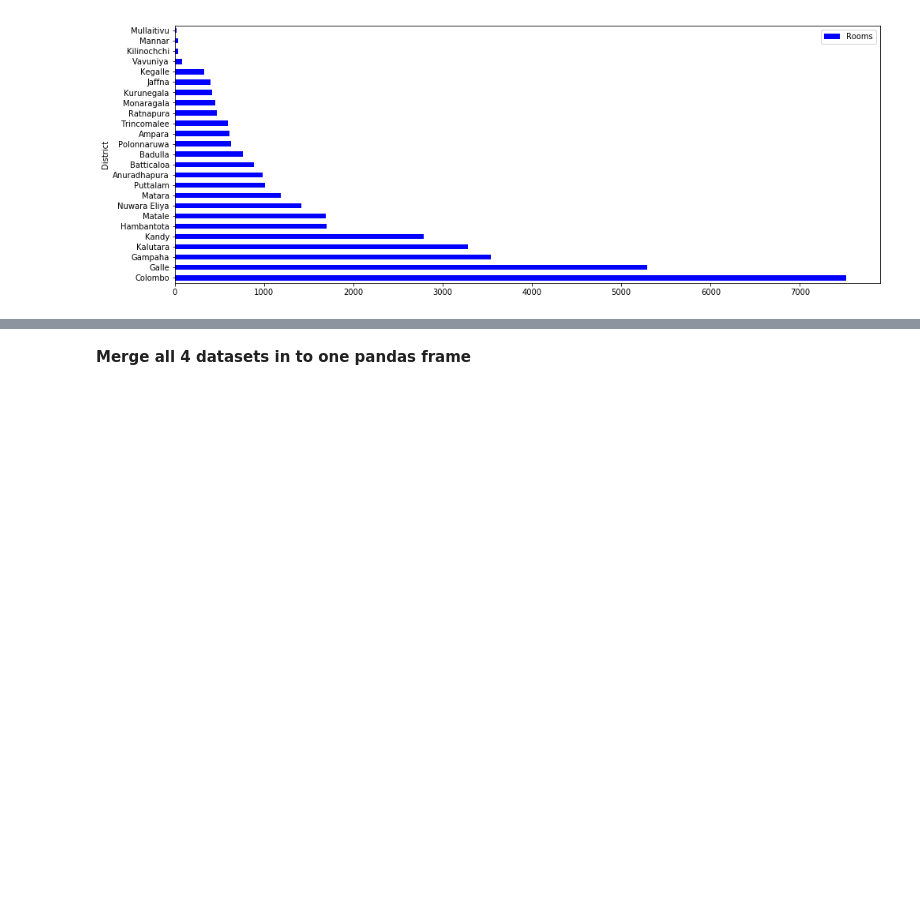
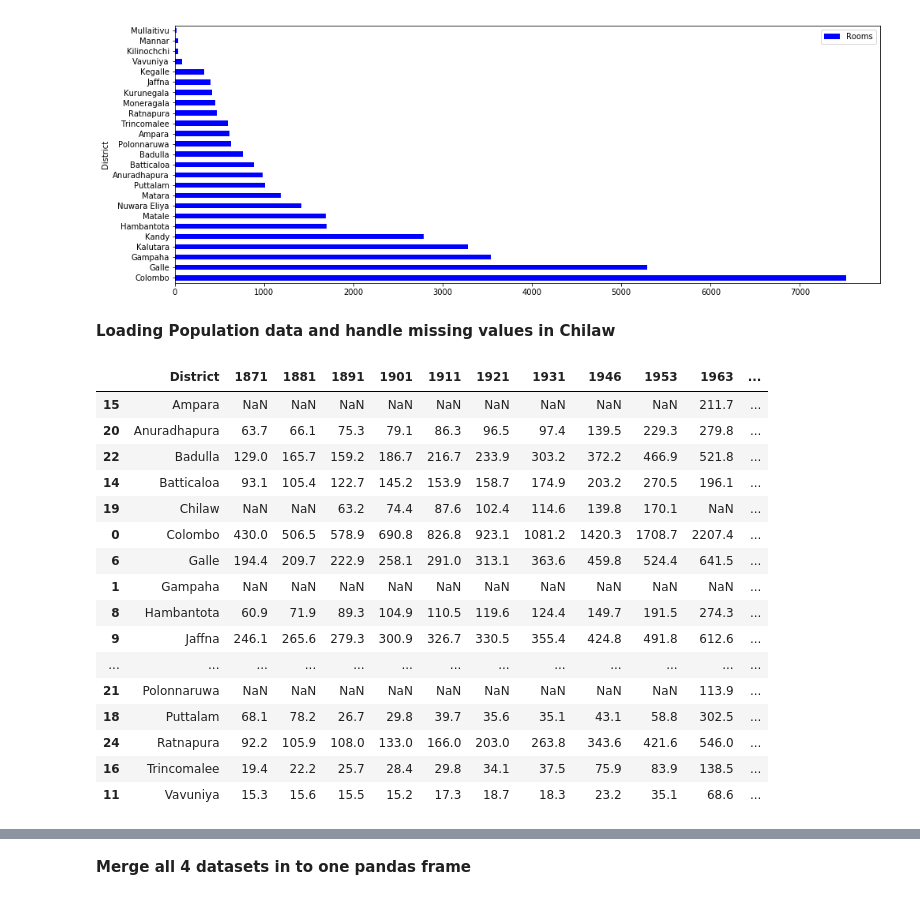
Before and after one commit to PraAnj/gov.lk.data.analysis, a Jupyter notebook: src/crime_analysis.ipynb, the cells around one changed output, grey strips where cells are left out. Cells and saved outputs as stored; diff of their text form; code cells hidden in the pictures; blank space fills up the shorter version.

```diff
--- a/src/crime_analysis.ipynb
+++ b/src/crime_analysis.ipynb
@@ -131,3 +131,28 @@ copy_To_Plot.plot(kind='barh', stacked=True, figsize=[16,6], colormap='winter')
 # %% [output]
 <matplotlib.axes._subplots.AxesSubplot at 0x...>
 [figure]
+# %% [markdown]
+**Loading Population data and handle missing values in Chilaw**
+# %%
+population_data = pd.read_csv('../data/population_by_district_in_census_years.csv')
+
+population_data = population_data.sort_values(by = ['District'])
+population_data
+# %% [output]
+|  | District | 1871 | 1881 | 1891 | 1901 | 1911 | 1921 | 1931 | 1946 | 1953 | 1963 | ... |
+| 15 | Ampara | NaN | NaN | NaN | NaN | NaN | NaN | NaN | NaN | NaN | 211.7 | ... |
+| 20 | Anuradhapura | 63.7 | 66.1 | 75.3 | 79.1 | 86.3 | 96.5 | 97.4 | 139.5 | 229.3 | 279.8 | ... |
+| 22 | Badulla | 129.0 | 165.7 | 159.2 | 186.7 | 216.7 | 233.9 | 303.2 | 372.2 | 466.9 | 521.8 | ... |
+| 14 | Batticaloa | 93.1 | 105.4 | 122.7 | 145.2 | 153.9 | 158.7 | 174.9 | 203.2 | 270.5 | 196.1 | ... |
+| 19 | Chilaw | NaN | NaN | 63.2 | 74.4 | 87.6 | 102.4 | 114.6 | 139.8 | 170.1 | NaN | ... |
+| 0 | Colombo | 430.0 | 506.5 | 578.9 | 690.8 | 826.8 | 923.1 | 1081.2 | 1420.3 | 1708.7 | 2207.4 | ... |
+| 6 | Galle | 194.4 | 209.7 | 222.9 | 258.1 | 291.0 | 313.1 | 363.6 | 459.8 | 524.4 | 641.5 | ... |
+| 1 | Gampaha | NaN | NaN | NaN | NaN | NaN | NaN | NaN | NaN | NaN | NaN | ... |
+| 8 | Hambantota | 60.9 | 71.9 | 89.3 | 104.9 | 110.5 | 119.6 | 124.4 | 149.7 | 191.5 | 274.3 | ... |
+| 9 | Jaffna | 246.1 | 265.6 | 279.3 | 300.9 | 326.7 | 330.5 | 355.4 | 424.8 | 491.8 | 612.6 | ... |
+| ... | ... | ... | ... | ... | ... | ... | ... | ... | ... | ... | ... | ... |
+| 21 | Polonnaruwa | NaN | NaN | NaN | NaN | NaN | NaN | NaN | NaN | NaN | 113.9 | ... |
+| 18 | Puttalam | 68.1 | 78.2 | 26.7 | 29.8 | 39.7 | 35.6 | 35.1 | 43.1 | 58.8 | 302.5 | ... |
+| 24 | Ratnapura | 92.2 | 105.9 | 108.0 | 133.0 | 166.0 | 203.0 | 263.8 | 343.6 | 421.6 | 546.0 | ... |
+| 16 | Trincomalee | 19.4 | 22.2 | 25.7 | 28.4 | 29.8 | 34.1 | 37.5 | 75.9 | 83.9 | 138.5 | ... |
+| 11 | Vavuniya | 15.3 | 15.6 | 15.5 | 15.2 | 17.3 | 18.7 | 18.3 | 23.2 | 35.1 | 68.6 | ... |
```
Also changed, not shown: parts of 8 cells of this notebook, 2 other files.
